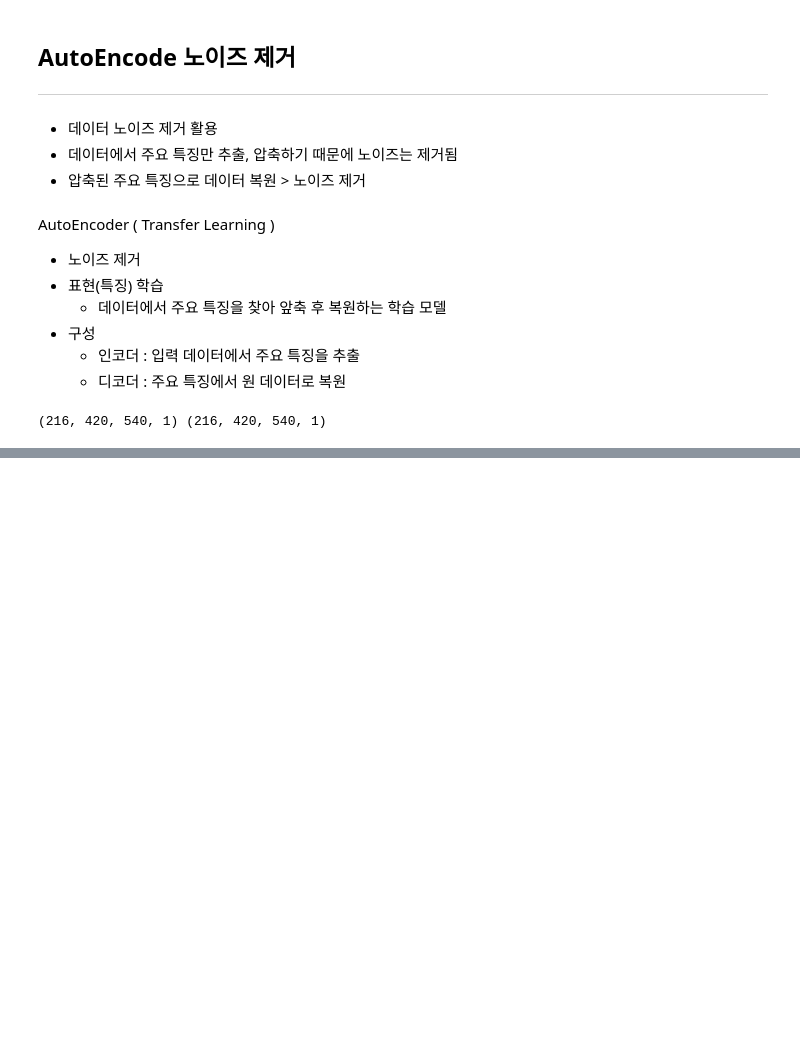
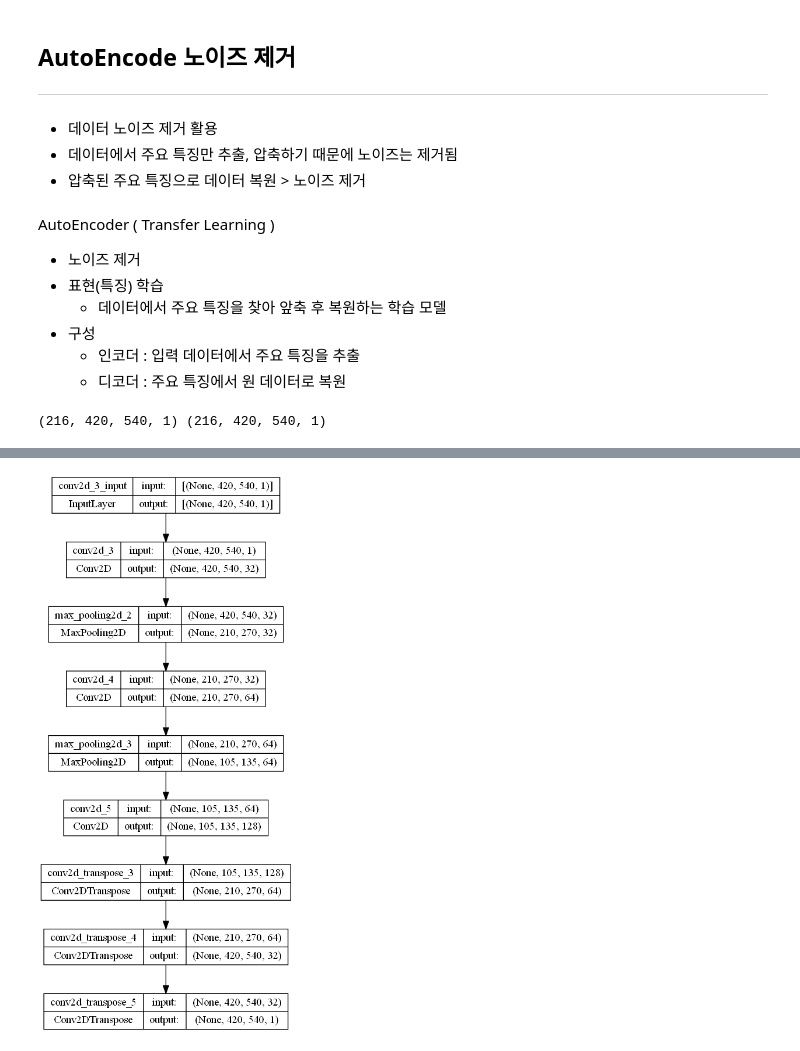
Before and after one commit to blueberrysmoooothie/programing_Practice, a Jupyter notebook: deep_learning/day4_hw2.ipynb, the cells around one changed output, grey strips where cells are left out. Saved outputs shown, nothing was run; the diff lists cells and outputs as text; code cells hidden in the pictures; blank space fills up the shorter version.

```diff
--- a/deep_learning/day4_hw2.ipynb
+++ b/deep_learning/day4_hw2.ipynb
@@ -127,0 +126,63 @@ _________________________________________________________________
+# %%
+from tensorflow.keras import Sequential
+from tensorflow.keras.layers import Conv2D, MaxPooling2D, Conv2DTranspose, UpSampling2D, Reshape, Flatten, Dense
+from tensorflow.keras.utils import plot_model, set_random_seed
+def make_model2():
+    set_random_seed(493)
+    model = Sequential()
+#     encoder
+
+    model.add(Conv2D(filters = 32, kernel_size=3, padding='same', input_shape =(420, 540,1),activation = 'relu'
+   ))
+    model.add(MaxPooling2D())
+
+    model.add(Conv2D(filters = 64, kernel_size=3, padding='same', input_shape =(420, 540,1),activation = 'relu'
+   ))
+    model.add(MaxPooling2D())
+
+    model.add(Conv2D(filters = 128, kernel_size=3, padding='same', input_shape =(420, 540,1),activation = 'relu'
+   ))
+
+#     병목층
+#     model.add(Flatten())
+#     model.add(Dense(
+#         100,
+#         activation = 'relu'
+#    ))
+#     model.add(Dense(
+#         35*45*128,
+#         activation = 'relu'
+#    ))
+#     model.add(Reshape((105, 135, 128)))
+#     decoder
+    model.add(Conv2DTranspose(
+        64,3,padding='same',
+        activation = 'relu',
+        strides = 2
+     ))
+#     model.add(UpSampling2D((3,3)))
+    model.add(Conv2DTranspose(
+        32,3,padding='same',
+        activation = 'relu',
+        strides = 2
+     ))
+#     model.add(UpSampling2D())
+    model.add(Conv2DTranspose(
+        filters = 1,
+        kernel_size=3,
+        padding='same',
+        activation='sigmoid'
+    ))
+
+    model.summary()
+    model.compile(
+        optimizer='adam',
+        loss = 'binary_crossentropy',
+        metrics = 'mean_squared_error'
+    )
+
+    return model
+
+model2 = make_model2()
+plot_model(model2,show_shapes=True)
+# %% [output]
@@ -128,2 +206,3 @@ _________________________________________________________________
+[figure, added]
 # %%
 from tensorflow.keras.callbacks import EarlyStopping, ModelCheckpoint
```
Also changed, not shown: parts of 12 cells of this notebook, 3 other files.
